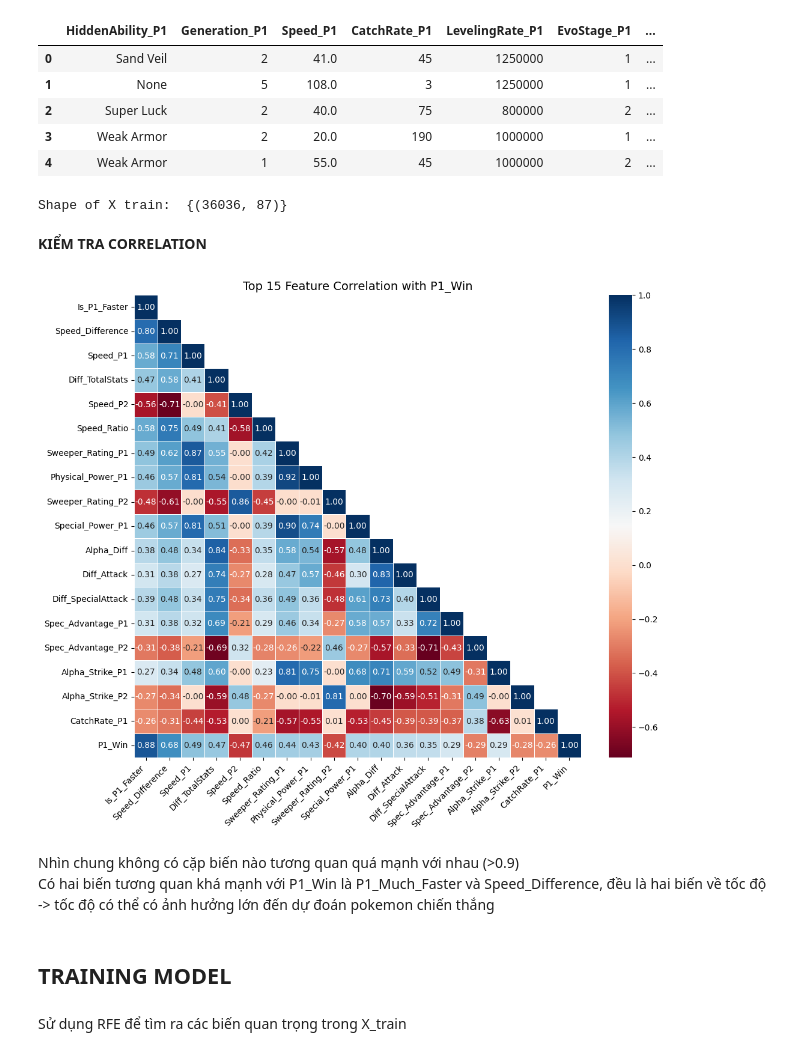
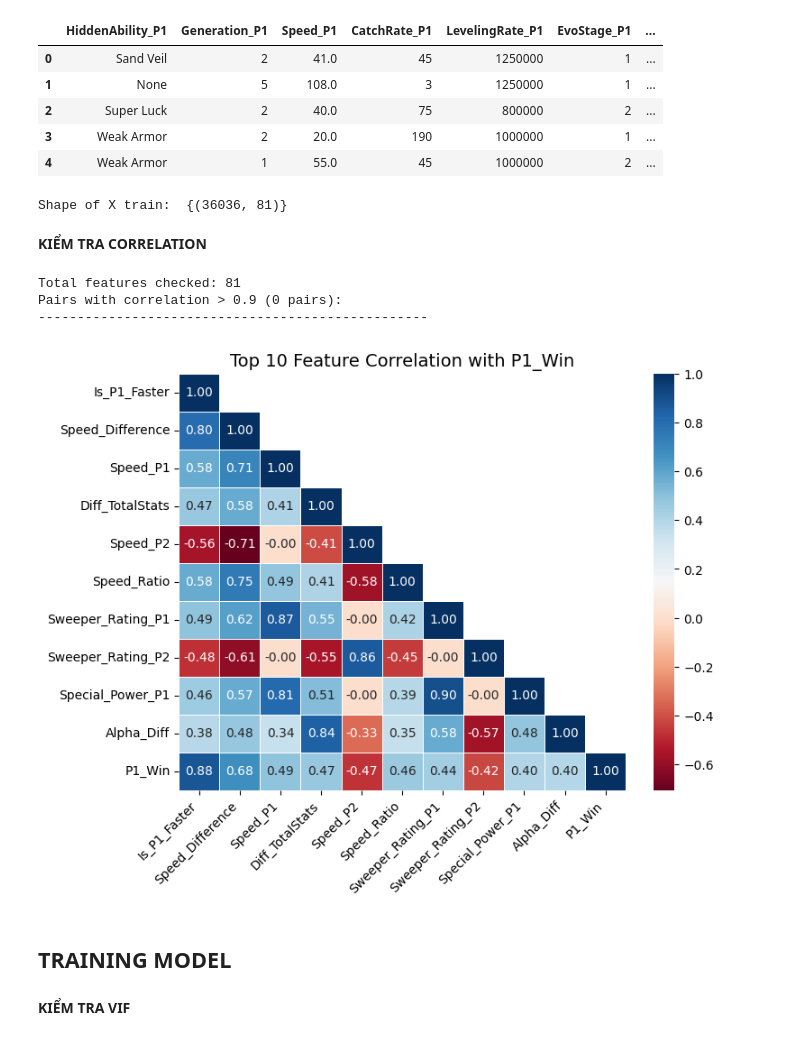
Before and after one commit to rizerize-1/pokemon, a Jupyter notebook: notebooks/5-FE&Model.ipynb, the cells around one changed output. Cells and saved outputs as stored; diff of their text form; code cells hidden in the pictures.

```diff
--- a/notebooks/5-FE&Model.ipynb
+++ b/notebooks/5-FE&Model.ipynb
@@ -18,7 +19,7 @@ from sklearn.preprocessing import PolynomialFeatures, StandardScaler
 from sklearn.pipeline import Pipeline
 # %%
-df = pd.read_csv("pokemon/data/modified/viz_pokemon.csv", keep_default_na = False)
-combats_df = pd.read_csv('pokemon/data/raw_data/combats.csv')
+df = pd.read_csv("../data/modified/viz_pokemon.csv", keep_default_na = False)
+combats_df = pd.read_csv('../data/raw_data/combats.csv')
 combats_df = combats_df.drop_duplicates().reset_index(drop=True)
 
 df.info()
@@ -83,9 +81,8 @@ df = create_intrinsic_metrics(df)
 **Xoá bỏ các cột chứa thông tin không giúp ích cho việc dự đoán kết quả chiến thắng của Pokemon. Các cột được loại bỏ liên quan đến các thông tin sơ bộ về Pokemon (chỉ số nội tại), thông tin có thể gây leakage**
 # %%
 drop_cols = [
-    'PreevoName', 'FightsWon', 'TotalFights', 'WinPercentage', 'HasMega', 'NoGender',
-    'Weight', 'Height', 'GenderProbM', 'Category', 'EggCycles', 'BaseFriendship',
-    'EggGroup1', 'EggGroup2'
+    'PreevoName', 'FightsWon', 'TotalFights', 'WinPercentage', 'HasMega',
+    'Weight', 'Height', 'GenderProbM', 'Category', 'EggCycles', 'BaseFriendship'
 ]
 df.drop(columns = drop_cols, inplace = True)
 # %%
@@ -154,8 +151,6 @@ def create_feature(df):
     # Alpha Strike: Khả năng dồn dame nhanh
     df['Alpha_Diff'] = df['Alpha_Strike_P1'] - df['Alpha_Strike_P2']
 
-    df['Physical_Power_P1'] = df['Attack_P1'] * df['Speed_P1']
-
     df['Special_Power_P1'] = df['SpecialAttack_P1'] * df['Speed_P1']
 
     df['Log_Att_Def_Diff'] = np.log(df['Attack_P1'] + 1) - np.log(df['Defense_P2'] + 1)
@@ -183,11 +178,6 @@ def add_defensive_features(df):
     df['P1_Special_Bulk'] = df['Hp_P1'] * df['SpecialDefense_P1']
     df['P2_Special_Bulk'] = df['Hp_P2'] * df['SpecialDefense_P2']
 
-    df['P1_Overall_Bulk'] = (df['P1_Physical_Bulk'] + df['P1_Special_Bulk']) / 2
-    df['P2_Overall_Bulk'] = (df['P2_Physical_Bulk'] + df['P2_Special_Bulk']) / 2
-
-    df['Bulk_Advantage_P1'] = df['P1_Overall_Bulk'] / (df['P2_Overall_Bulk'] + 1)
-
     return df
 # %%
 def diff_features(df):
@@ -238,41 +227,73 @@ X_train, X_test, y_train, y_test = train_test_split(X, y, test_size=0.25, random
 # %%
 print("Shape of X train: ", {X_train.shape})
 # %% [output]
-Shape of X train:  {(36036, 87)}
+Shape of X train:  {(36036, 81)}
 # %% [markdown]
 **KIỂM TRA CORRELATION**
+# %%
+def get_high_correlations(data, threshold=0.9):
+    # Calculate correlation matrix
+    corr_matrix = data.corr().abs()
+
+    # Select upper triangle of correlation matrix (to avoid duplicates like A-B and B-A)
+    upper = corr_matrix.where(np.triu(np.ones(corr_matrix.shape), k=1).astype(bool))
+
+    high_corr_pairs = []
+    for column in upper.columns:
+        for index in upper.index:
+            # Check correlation value against threshold
+            if upper.loc[index, column] > threshold:
+                high_corr_pairs.append((index, column, upper.loc[index, column]))
+
+    # Sort pairs by correlation strength (descending)
+    return sorted(high_corr_pairs, key=lambda x: x[2], reverse=True)
+
+# --- SELECT NUMERIC FEATURES ONLY ---
+# Select all numeric columns from X_train to avoid errors with object/string columns
+features_to_check = X_train.select_dtypes(include=[np.number])
+
+# Run the check function
+high_corrs = get_high_correlations(features_to_check, threshold=0.9)
+
+# Print results
+print(f"Total features checked: {features_to_check.shape[1]}")
+print(f"Pairs with correlation > 0.9 ({len(high_corrs)} pairs):")
+print("-" * 50)
+for pair in high_corrs:
+    print(f"{pair[0]} - {pair[1]}: {pair[2]:.4f}")
+# %% [output]
+Total features checked: 81
+Pairs with correlation > 0.9 (0 pairs):
+--------------------------------------------------
 # %%
 y_train_df = y_train.to_frame(name='P1_Win')
 combined_df = pd.concat([X_train.select_dtypes(include=[np.number]), y_train_df], axis=1)
 
 corr_matrix = combined_df.corr()
 
 target_corr = corr_matrix['P1_Win'].sort_values(ascending=False, key=abs)
-top_features = target_corr.index[1:19].tolist()
+top_features = target_corr.index[1:11].tolist()
 
 corr_top = combined_df[top_features + ['P1_Win']].corr()
 
 mask = np.triu(np.ones_like(corr_top, dtype=bool), k=1)
 
-plt.figure(figsize=(12, 10))
+plt.figure(figsize=(8, 6))
 sns.heatmap(
     corr_top,
     mask=mask,
     annot=True,
     fmt=".2f",
     cmap='RdBu',
     linewidths=.5
 )
 
 plt.xticks(rotation=45, ha='right')
-plt.title('Top 15 Feature Correlation with P1_Win', fontsize=14)
+plt.title('Top 10 Feature Correlation with P1_Win', fontsize=14)
 plt.show()
 # %% [output]
-[figure, old version]
+[figure, new version]
-# %% [markdown]
-Nhìn chung không có cặp biến nào tương quan quá mạnh với nhau (>0.9)
-Có hai biến tương quan khá mạnh với P1_Win là P1_Much_Faster và Speed_Difference, đều là hai biến về tốc độ -> tốc độ có thể có ảnh hưởng lớn đến dự đoán pokemon chiến thắng
 # %% [markdown]
 ## **TRAINING MODEL**
 # %% [markdown]
-Sử dụng RFE để tìm ra các biến quan trọng trong X_train
+**KIỂM TRA VIF**
```
Also changed, not shown: parts of 13 cells of this notebook, 3 other files.
